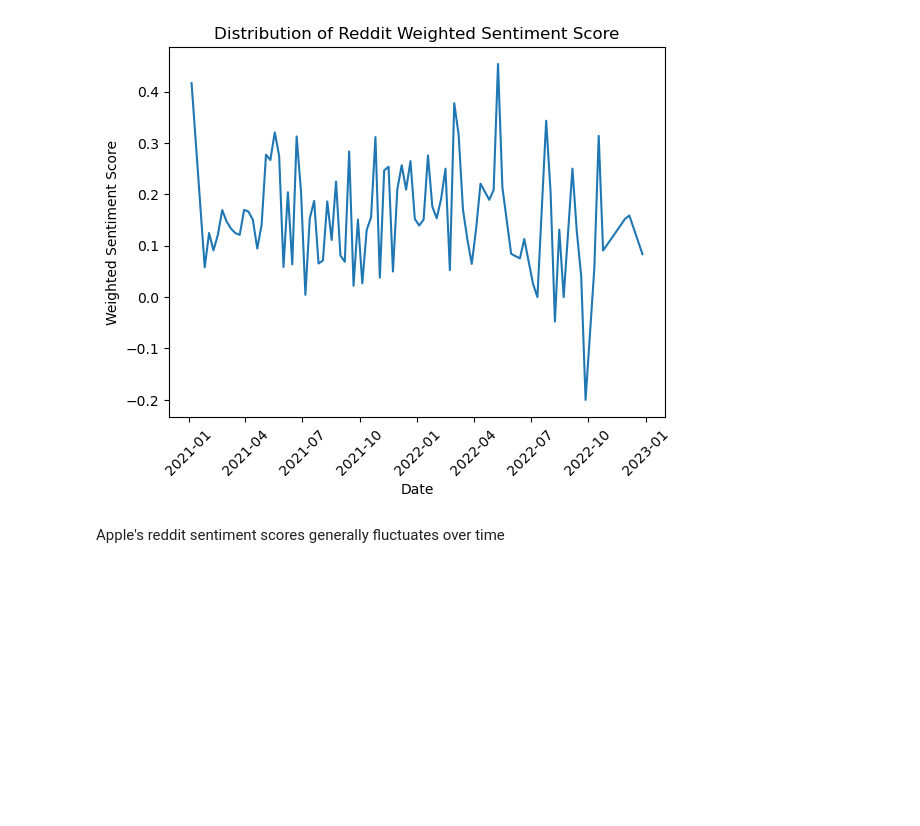
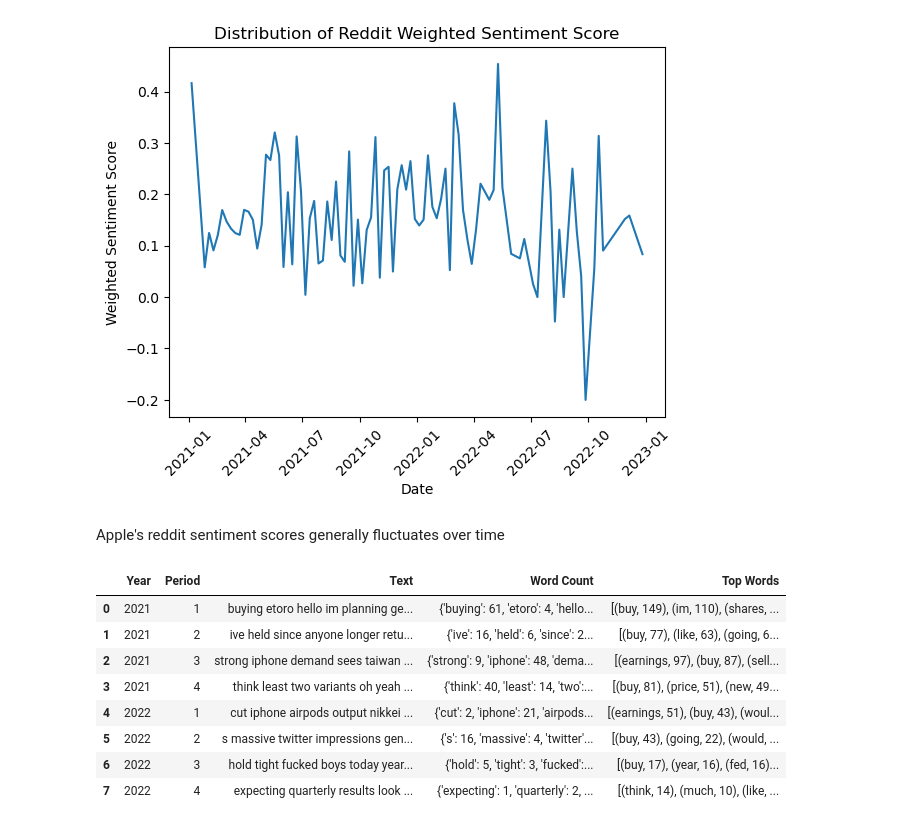
Before and after one commit to HsinZhengWei/BT4222, a Jupyter notebook: RedditData/reddit_sentiment_analysis.ipynb, the cells around one changed output. Cells and saved outputs as stored; diff of their text form; code cells hidden in the pictures; blank space fills up the shorter version.

```diff
--- a/RedditData/reddit_sentiment_analysis.ipynb
+++ b/RedditData/reddit_sentiment_analysis.ipynb
@@ -244,0 +260,29 @@ Apple's reddit sentiment scores generally fluctuates over time
+# %%
+# Remove common words that do not add much value
+def remove_words(text):
+    words_to_remove = ['apple', 'aapl', 'stock']
+
+    for word in words_to_remove:
+        text = text.replace(word, "")
+
+    return text
+
+# Count the number of each words
+def count_words(text):
+    words = text.split()
+    return Counter(words)
+
+grouped_words['Text'] = grouped_words['Text'].apply(remove_words)
+grouped_words['Word Count'] = grouped_words['Text'].apply(count_words)
+grouped_words['Top Words'] = grouped_words['Word Count'].apply(lambda x: x.most_common(5))
+grouped_words
+# %% [output]
+|  | Year | Period | Text | Word Count | Top Words |
+| 0 | 2021 | 1 | buying etoro hello im planning ge... | {'buying': 61, 'etoro': 4, 'hello... | [(buy, 149), (im, 110), (shares, ... |
+| 1 | 2021 | 2 | ive held since anyone longer retu... | {'ive': 16, 'held': 6, 'since': 2... | [(buy, 77), (like, 63), (going, 6... |
+| 2 | 2021 | 3 | strong iphone demand sees taiwan ... | {'strong': 9, 'iphone': 48, 'dema... | [(earnings, 97), (buy, 87), (sell... |
+| 3 | 2021 | 4 | think least two variants oh yeah ... | {'think': 40, 'least': 14, 'two':... | [(buy, 81), (price, 51), (new, 49... |
+| 4 | 2022 | 1 | cut iphone airpods output nikkei ... | {'cut': 2, 'iphone': 21, 'airpods... | [(earnings, 51), (buy, 43), (woul... |
+| 5 | 2022 | 2 | s massive twitter impressions gen... | {'s': 16, 'massive': 4, 'twitter'... | [(buy, 43), (going, 22), (would, ... |
+| 6 | 2022 | 3 | hold tight fucked boys today year... | {'hold': 5, 'tight': 3, 'fucked':... | [(buy, 17), (year, 16), (fed, 16)... |
+| 7 | 2022 | 4 | expecting quarterly results look ... | {'expecting': 1, 'quarterly': 2, ... | [(think, 14), (much, 10), (like, ... |
```
Also changed, not shown: parts of 4 cells of this notebook.
